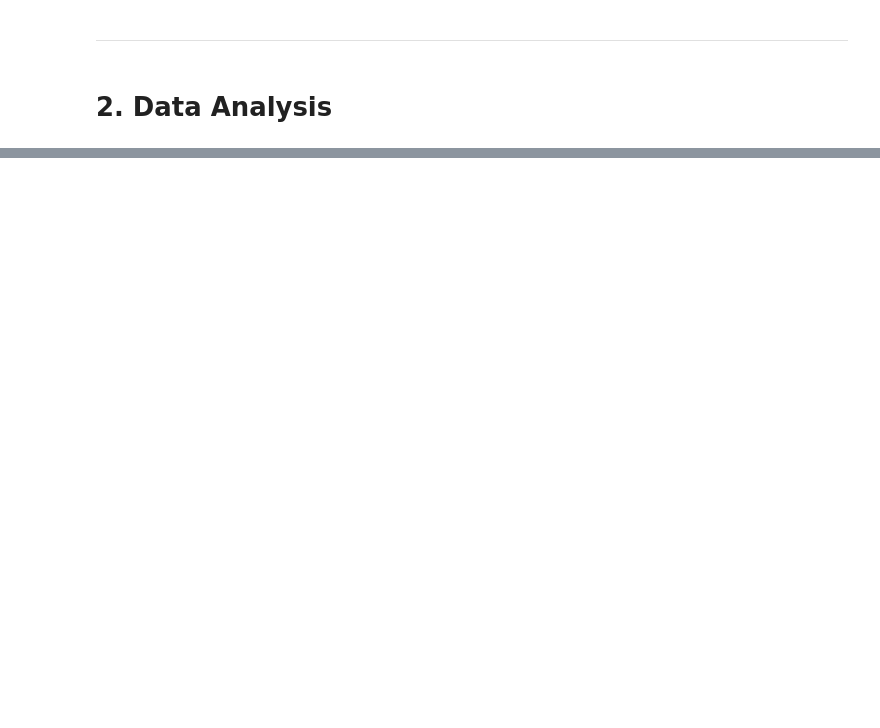
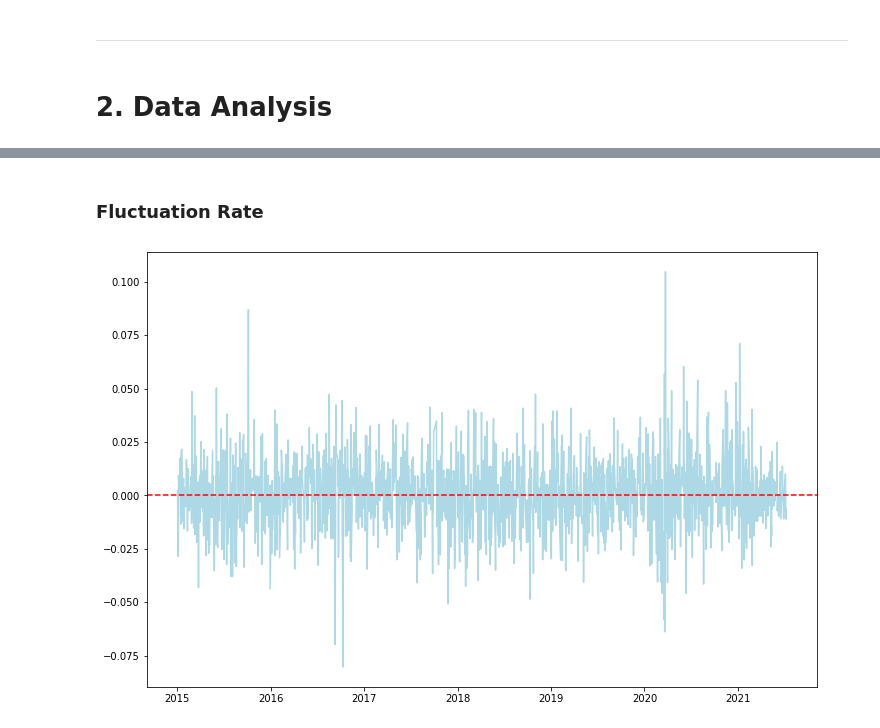
Before and after one commit to giyukim/21SWAI, a Jupyter notebook: ml/[SWAI] Backend Stock Data MachineLearning - Notebook.ipynb, the cells around one changed output, grey strips where cells are left out. Saved outputs shown, nothing was run; the diff lists cells and outputs as text; code cells hidden in the pictures; blank space fills up the shorter version.

```diff
--- a/ml/[SWAI] Backend Stock Data MachineLearning - Notebook.ipynb
+++ b/ml/[SWAI] Backend Stock Data MachineLearning - Notebook.ipynb
@@ -121,0 +249,9 @@ Loading BokehJS ...
+# %% [markdown]
+### Fluctuation Rate
+# %%
+plt.figure(figsize = (12, 8))
+plt.plot(dataframe.index, dataframe['Fluctuation Rate'], color = 'lightblue')
+plt.axhline(y = 0, color = 'red', ls = '--')
+plt.show()
+# %% [output]
+[figure, added]
```
Also changed, not shown: parts of 22 cells of this notebook, 3 other files.
